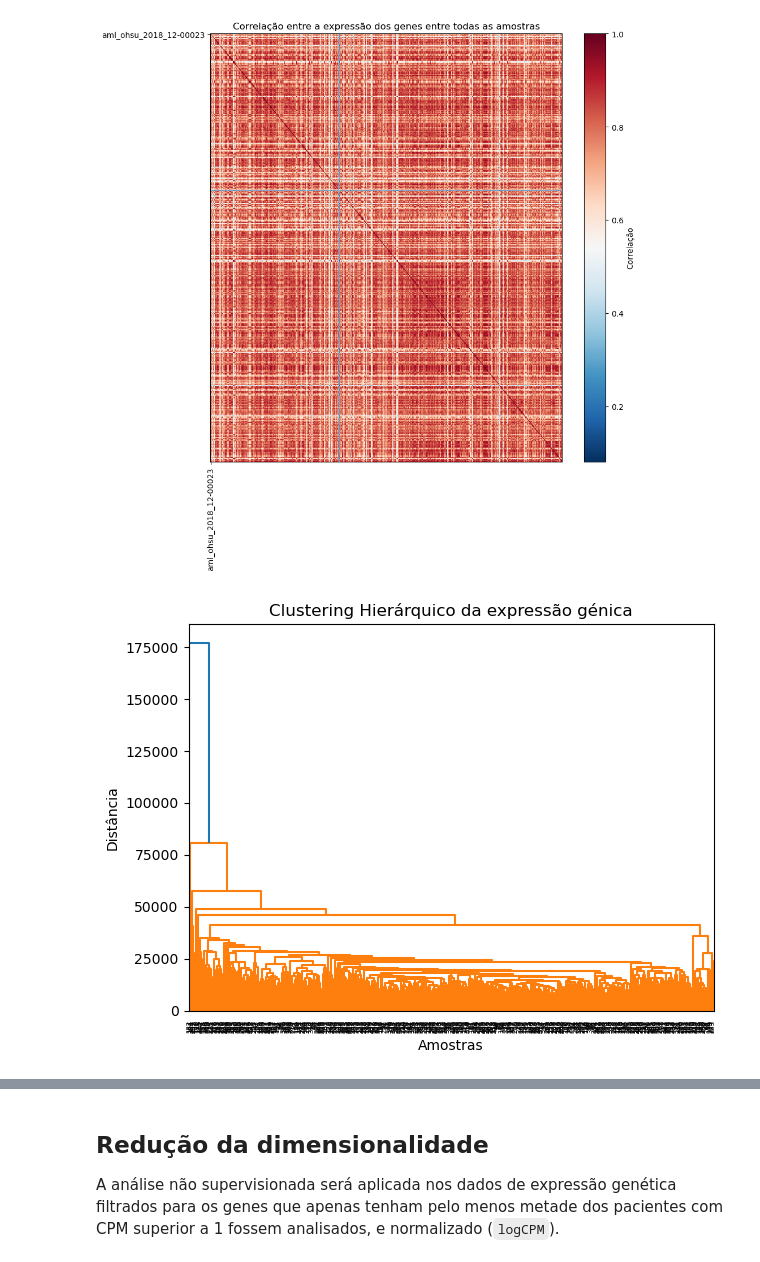
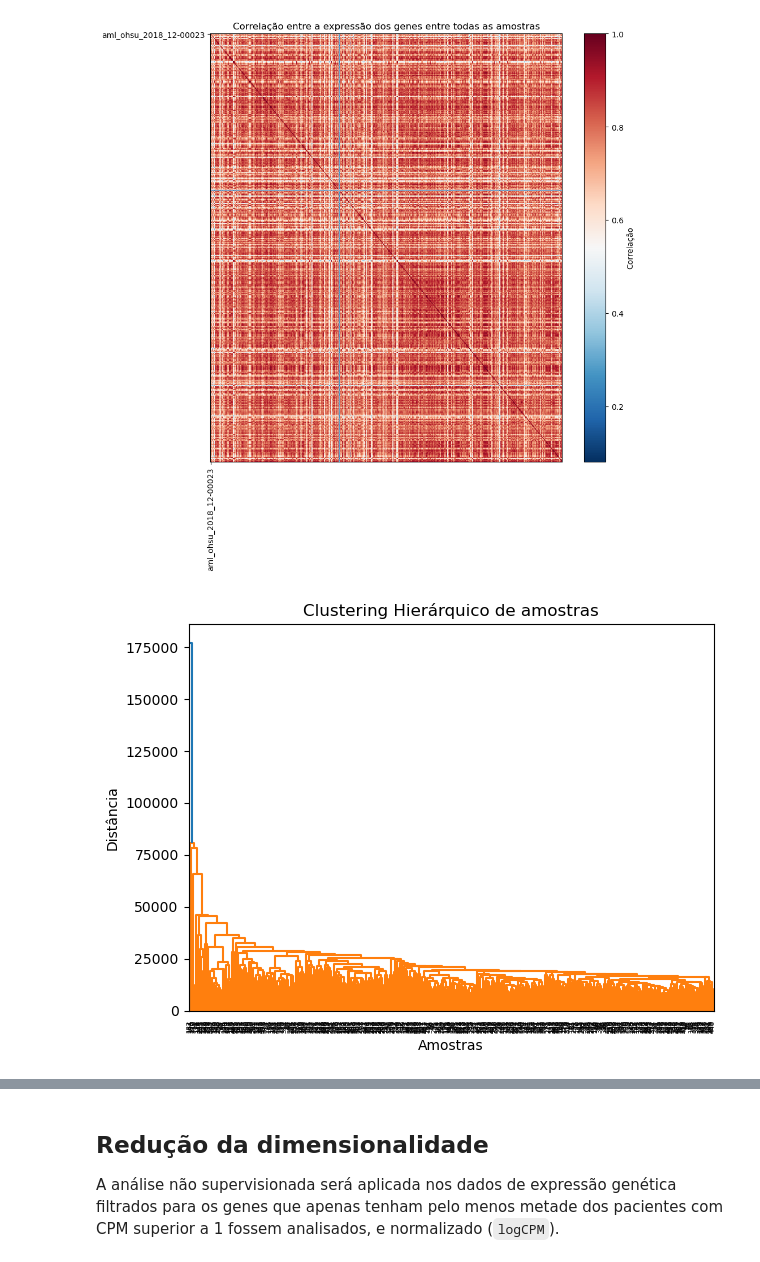
Before and after one commit to CarlosGomes00/Extracao, a Jupyter notebook: Projeto/Trabalho_extração_Python.ipynb, the cells around one changed output, grey strips where cells are left out. Saved outputs shown, nothing was run; the diff lists cells and outputs as text; code cells hidden in the pictures.

```diff
--- a/Projeto/Trabalho_extração_Python.ipynb
+++ b/Projeto/Trabalho_extração_Python.ipynb
@@ -851,13 +970,14 @@ plt.show()
 # %% [output]
 [figure]
 # %%
+from scipy.cluster.hierarchy import dendrogram, linkage
 # Clustering hierárquico das amostras
-dendrogram = hierarchy.dendrogram(hierarchy.linkage(tentativa.iloc[:,1:].T, method='average'))
-plt.title('Clustering Hierárquico da expressão génica')
+dendrogram = dendrogram(linkage(RNA_cpm.iloc[:,1:].T, method='average'))
+plt.title('Clustering Hierárquico de amostras')
 plt.xlabel('Amostras')
 plt.ylabel('Distância')
 plt.xticks(rotation=90)
 plt.tight_layout()
 plt.show()
 # %% [output]
-[figure, old version]
+[figure, new version]
```
Also changed, not shown: parts of 55 cells of this notebook.
